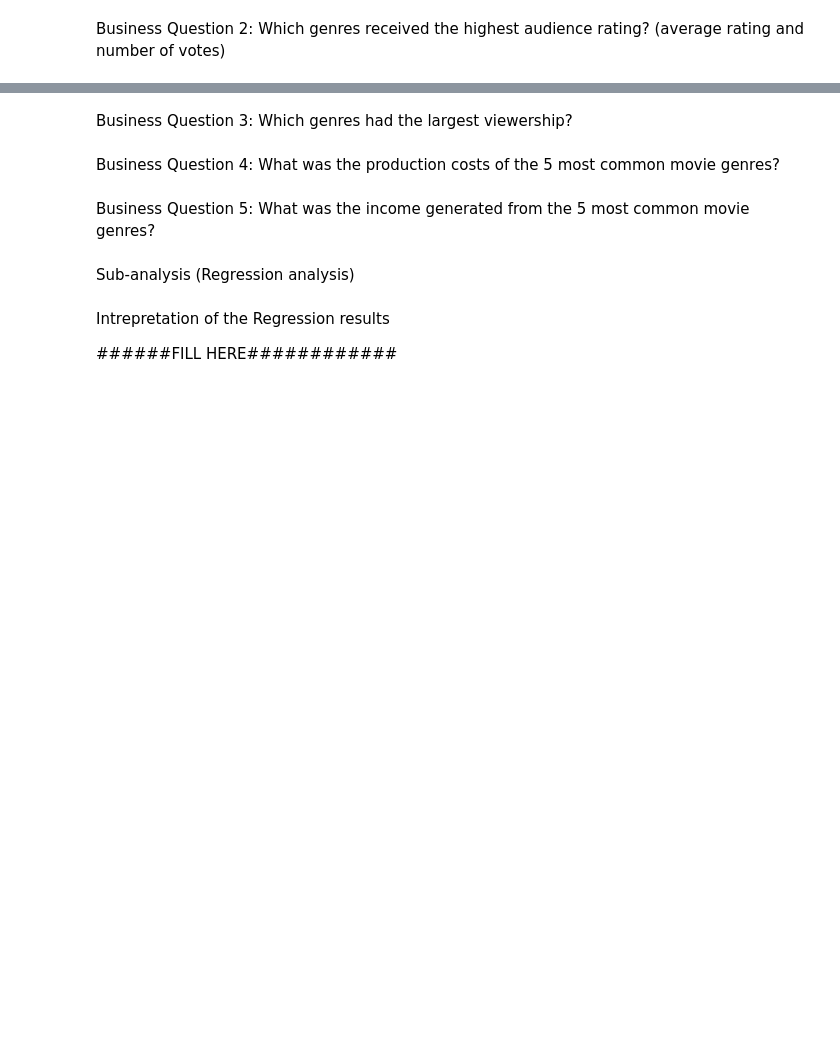
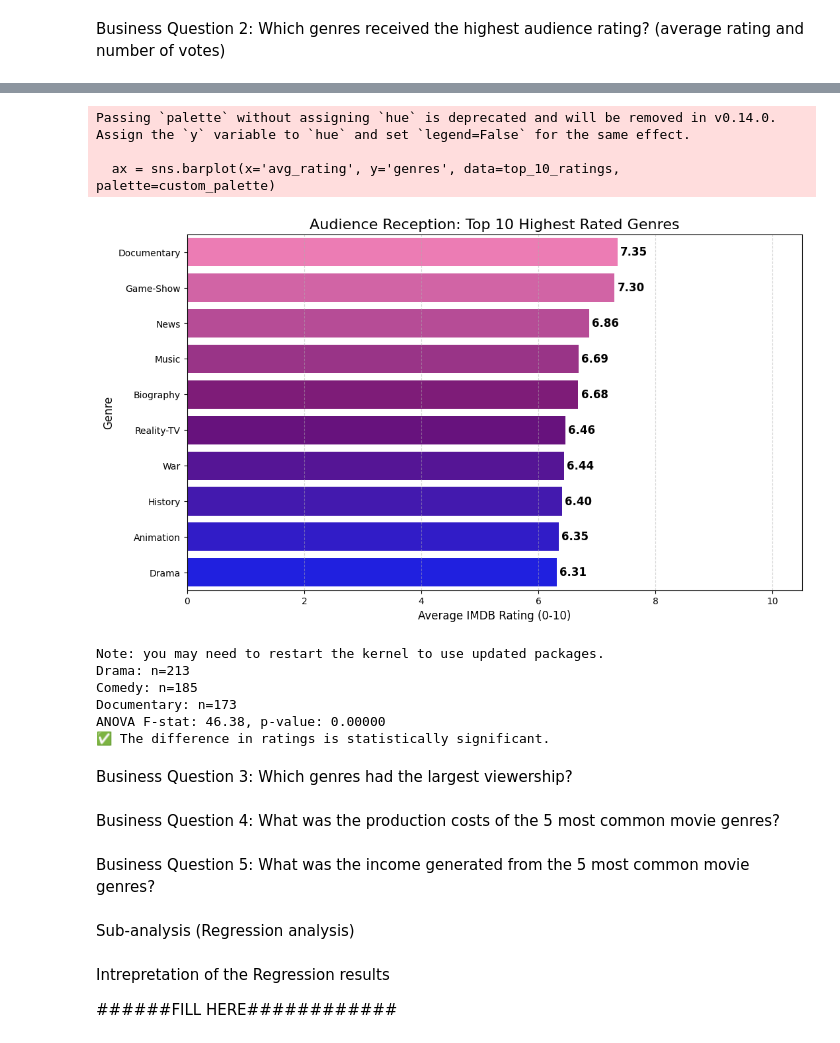
Before and after one commit to thomasamuti-cpu/Movies_project_moringa, a Jupyter notebook: student.ipynb, the cells around one changed output, grey strips where cells are left out. Cells and saved outputs as stored; diff of their text form; code cells hidden in the pictures; blank space fills up the shorter version.

```diff
--- a/student.ipynb
+++ b/student.ipynb
@@ -363,3 +354,78 @@ Business Question 2: Which genres received the highest audience rating? (average
+# %%
+
+
+# 1. PREPARE THE DATA
+# We ensure the index is reset so 'genres' becomes a proper column
+# We check if 'genres' is already a column or if it's the index
+if 'genres' not in top_10_ratings.columns:
+    top_10_ratings = top_10_ratings.reset_index()
+
+# 2. CREATE PLOT
+plt.figure(figsize=(12, 7))
+
+# Create the Custom Pink-Purple-Blue Palette
+custom_palette = sns.blend_palette(["#ff69b4", "#800080", "#0000ff"], n_colors=10)
+
+# Plot Horizontal Bar Chart
+# FIX 1: Changed x='averagerating' to x='avg_rating'
+ax = sns.barplot(x='avg_rating', y='genres', data=top_10_ratings, palette=custom_palette)
+
+# 3. ADD LABELS
+for i in ax.containers:
+    ax.bar_label(i, fmt='%.2f', padding=3, fontsize=12, fontweight='bold')
+
+# 4. FORMATTING
+plt.title('Audience Reception: Top 10 Highest Rated Genres', fontsize=16)
+plt.xlabel('Average IMDB Rating (0-10)', fontsize=12)
+plt.ylabel('Genre', fontsize=12)
+plt.xlim(0, 10.5)
+plt.grid(axis='x', linestyle='--', alpha=0.5)
+
+plt.show()
+# %% [output]
+Passing `palette` without assigning `hue` is deprecated and will be removed in v0.14.0. Assign the `y` variable to `hue` and set `legend=False` for the same effect.
+
+  ax = sns.barplot(x='avg_rating', y='genres', data=top_10_ratings, palette=custom_palette)
+[figure, added]
+# %%
+# Ensure scipy is installed, then import stats
+%pip install scipy --quiet
+import scipy.stats as stats
+
+# Using the ANOVA test to assess for statistical significance
+# We'll explode multi-genre entries so we can count individual genres and pick truly popular ones
+genre_exploded = IMDB_df.assign(genres=IMDB_df['genres'].str.split(',')).explode('genres')
+
+# Count individual genre occurrences and define 'popular_genres'
+popular_genres = genre_exploded['genres'].value_counts()
+
+# Select top 3 genres that have at least 2 movies (ANOVA needs >=2 observations per group)
+top_candidates = popular_genres[popular_genres >= 2]
+
+if len(top_candidates) < 2:
+    print("Not enough genres with >=2 movies to perform ANOVA.")
+else:
+    top_3 = top_candidates.index[:3]
+    groups = [genre_exploded.loc[genre_exploded['genres'] == g, 'averagerating'] for g in top_3]
+
+    # Print group sizes for transparency
+    for g, grp in zip(top_3, groups):
+        print(f"{g}: n={len(grp)}")
+
+    # perform ANOVA
+    f_val, p_val = stats.f_oneway(*groups)
+    print(f"ANOVA F-stat: {f_val:.2f}, p-value: {p_val:.5f}")
+    if p_val < 0.05:
+        print("✅ The difference in ratings is statistically significant.")
+    else:
+        print("No statistically significant difference found (p >= 0.05).")
+# %% [output]
+Note: you may need to restart the kernel to use updated packages.
+Drama: n=213
+Comedy: n=185
+Documentary: n=173
+ANOVA F-stat: 46.38, p-value: 0.00000
+✅ The difference in ratings is statistically significant.
 # %% [markdown]
 Business Question 3: Which genres had the largest viewership?
 # %%
```
Also changed, not shown: parts of 19 cells of this notebook.
